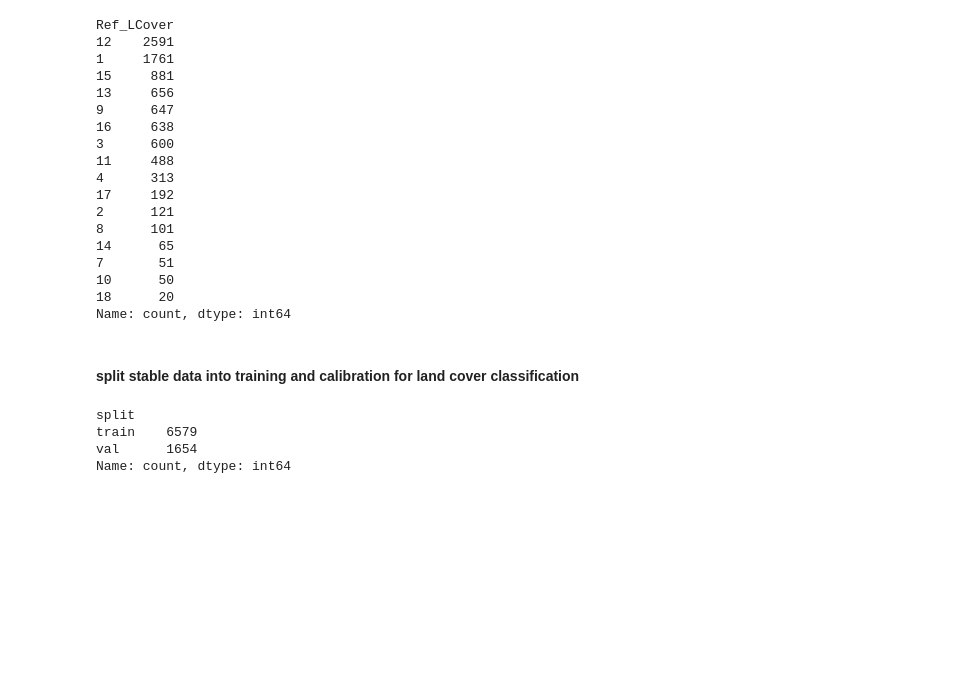
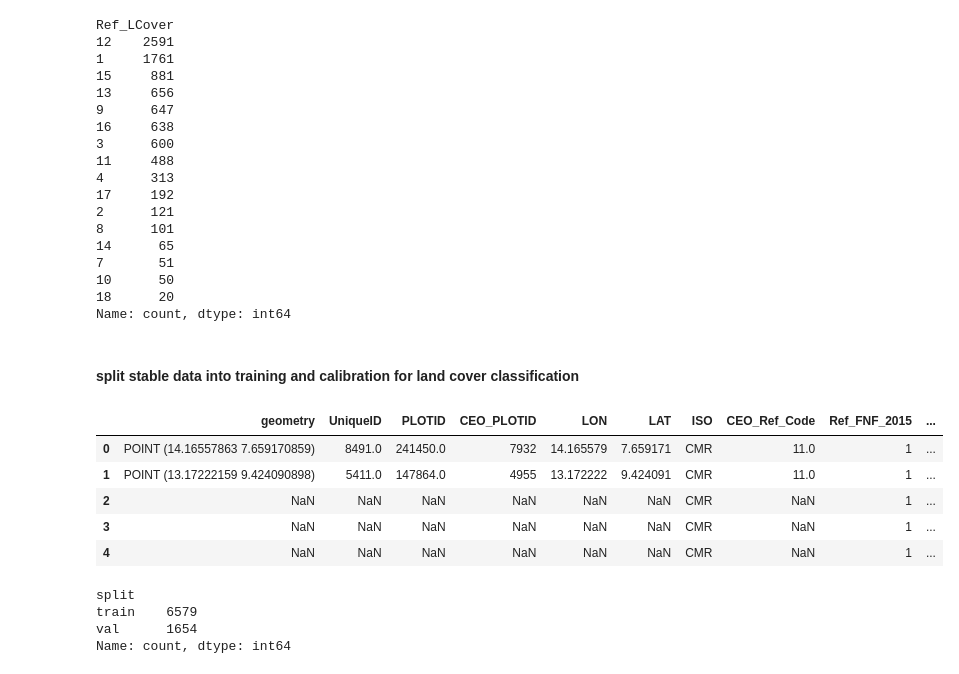
Before and after one commit to aurelgrooves/CAFI_DDD, a Jupyter notebook: snippets/merge_ceo_data_for_training.ipynb, the cells around one changed output. Drawn from its saved outputs; the diff is of its cells as text; code cells hidden in the pictures; blank space fills up the shorter version.

```diff
--- a/snippets/merge_ceo_data_for_training.ipynb
+++ b/snippets/merge_ceo_data_for_training.ipynb
@@ -41,3 +62,5 @@ ceo_phase_II.head()
+# %%
+ceo_phase_II.drop(columns=['sampleid', 'email', 'flagged', 'collection_time', 'analysis_duration'], inplace=True)
 # %%
 # output file names
 # CEO phase I and phase II data
@@ -200,29 +247,36 @@ stable_rows = merged_ceo[(merged_ceo['Stable_Forest'] == 1) | (merged_ceo['NF']
 # %%
 # Define an empty DataFrame to store the split data
 split_data = pd.DataFrame()
 
 # Iterate over unique values in 'landcover' column
 for landcover_value in stable_rows['Ref_LCover'].unique():
     # Filter rows for current landcover value
     landcover_rows = stable_rows[stable_rows['Ref_LCover'] == landcover_value]
 
     # Check if there is enough data to split
     if len(landcover_rows) > 1:
         # Split data into training and validation sets
         train_data, val_data = train_test_split(landcover_rows, test_size=split, random_state=42)
 
         # Add 'Split' column and assign 'train' or 'val' based on split
         train_data['split'] = 'train'
         val_data['split'] = 'val'
 
         # Concatenate data to the split_data DataFrame
         split_data = pd.concat([split_data, train_data, val_data], ignore_index=True)
     else:
         # Not enough data for splitting, assign all data as calibration data
         landcover_rows['split'] = 'calibration'
         split_data = pd.concat([split_data, landcover_rows], ignore_index=True)
 
-#split_data.head()
+split_data.head()
+# %% [output]
+|  | geometry | UniqueID | PLOTID | CEO_PLOTID | LON | LAT | ISO | CEO_Ref_Code | Ref_FNF_2015 | ... |
+| 0 | POINT (14.16557863 7.659170859) | 8491.0 | 241450.0 | 7932 | 14.165579 | 7.659171 | CMR | 11.0 | 1 | ... |
+| 1 | POINT (13.17222159 9.424090898) | 5411.0 | 147864.0 | 4955 | 13.172222 | 9.424091 | CMR | 11.0 | 1 | ... |
+| 2 | NaN | NaN | NaN | NaN | NaN | NaN | CMR | NaN | 1 | ... |
+| 3 | NaN | NaN | NaN | NaN | NaN | NaN | CMR | NaN | 1 | ... |
+| 4 | NaN | NaN | NaN | NaN | NaN | NaN | CMR | NaN | 1 | ... |
 # %%
 # Print summaries
 split_data['split'].value_counts(dropna=False)
```
Also changed, not shown: parts of 6 cells of this notebook.
